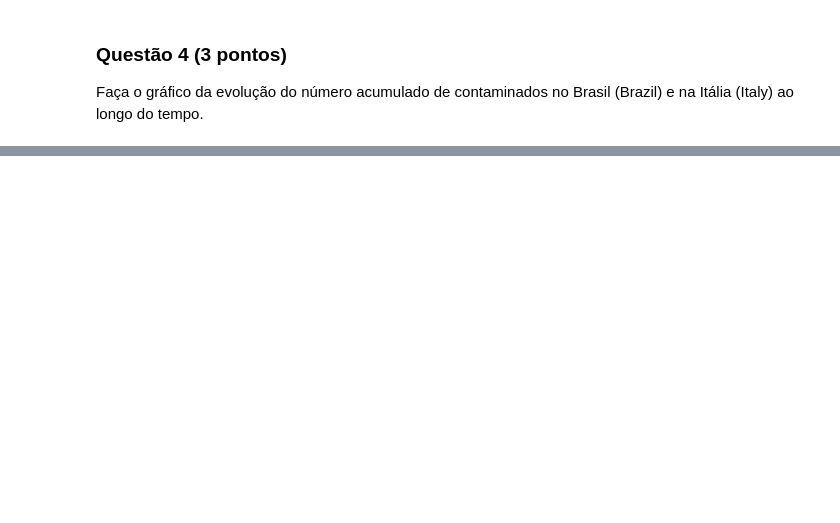
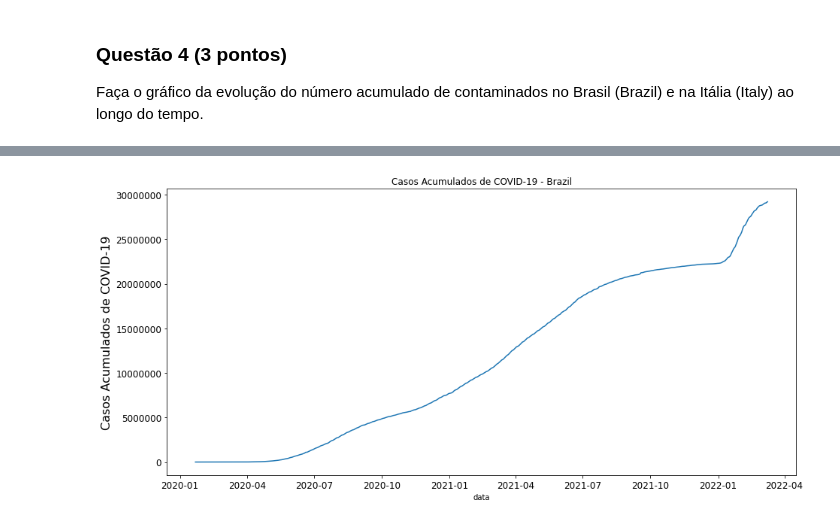
Before and after one commit to jpducatti/mba_data_science_usp, a Jupyter notebook: programacao_ciencia_dados/pcd_avaliacao_final/Avaliacao Final.ipynb, the cells around one changed output, grey strips where cells are left out. Saved outputs shown, nothing was run; the diff lists cells and outputs as text; code cells hidden in the pictures; blank space fills up the shorter version.

```diff
--- a/programacao_ciencia_dados/pcd_avaliacao_final/Avaliacao Final.ipynb
+++ b/programacao_ciencia_dados/pcd_avaliacao_final/Avaliacao Final.ipynb
@@ -22,3 +22,7 @@ Considerando os dados contidos no arquivo <font style="font-family: monaco">covi
 # %% [markdown]
 #### a) (0.5 pontos)
 Carregue o arquivo "covid.csv" e armazena em um DataFrame. Imprima as 10 primeiras linhas do DataFrame.
+# %%
+df = pd.read_csv('covid.csv')
+
+df.head(10)
@@ -39,0 +150,15 @@ Faça o gráfico da evolução do número acumulado de contaminados no Brasil (B
+# %%
+d = {
+    'data' : x,
+    'casos_brazil' : data_brazil,
+    'casos_italia' : data_italy
+}
+
+df_d = pd.DataFrame(d)
+
+df_d['data'] = pd.to_datetime(df_d['data'])
+df_d['casos_brazil'] = pd.to_numeric(df_d['casos_brazil'])
+df_d['casos_italia'] = pd.to_numeric(df_d['casos_italia'])
+
+
+print(df_d)
@@ -39,0 +180,40 @@ Faça o gráfico da evolução do número acumulado de contaminados no Brasil (B
+# %%
+from matplotlib import pyplot as plt
+from matplotlib.ticker import FormatStrFormatter
+import matplotlib.dates as md
+
+fig, ax = plt.subplots(figsize = (15, 7))
+ax.yaxis.set_major_formatter(FormatStrFormatter('%.0f'))
+sns.lineplot(ax = ax, x='data', y='casos_brazil', data=df_d).set_title('Casos Acumulados de COVID-19 - Brazil')
+plt.ylabel('Casos Acumulados de COVID-19', fontsize=16)
+plt.xticks(fontsize=12)
+plt.yticks(fontsize=12)
+plt.show(True)
+
+# FALTA FAZER O GRÁFICO PARA A ITALIA E AUMENTAR O TAMANHO DO LAYOUT
+
+# # specify the position of the major ticks at the beginning of the week
+# ax.xaxis.set_major_locator(md.WeekdayLocator(byweekday = 1))
+# # specify the format of the labels as 'year-month-day'
+# ax.xaxis.set_major_formatter(md.DateFormatter('%Y-%m-%d'))
+# # (optional) rotate by 90° the labels in order to improve their spacing
+# plt.setp(ax.xaxis.get_majorticklabels(), rotation = 90)
+
+# ax.xaxis.set_minor_locator(md.DayLocator(interval = 1))
+
+# ax.tick_params(axis = 'x', which = 'major', length = 10)
+# ax.tick_params(axis = 'x', which = 'minor', length = 5)
+
+
+
+# #  fig, ax = plt.subplots()
+
+# # ax.yaxis.set_major_formatter(FormatStrFormatter('%.0f'))
+# # plt.plot(data_brazil, '-r',  label='Brazil')
+# # plt.plot(data_italy, '-b',  label='Italy')
+# # plt.xticks(fontsize=9)
+# # plt.yticks(fontsize=9)
+# # plt.legend(fontsize=15)
+# # plt.show(True)
+# %% [output]
+[figure, added]
```
Also changed, not shown: parts of 7 cells of this notebook, 4 other files.
